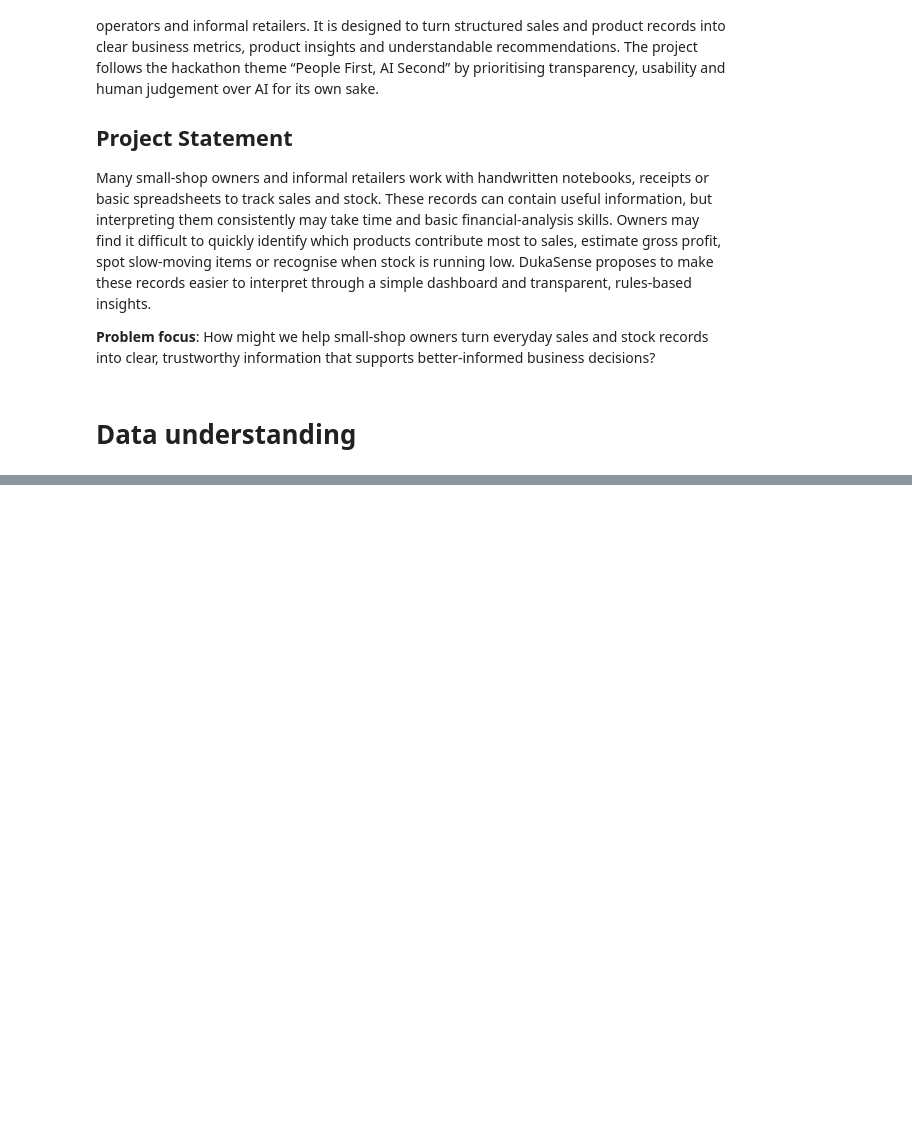
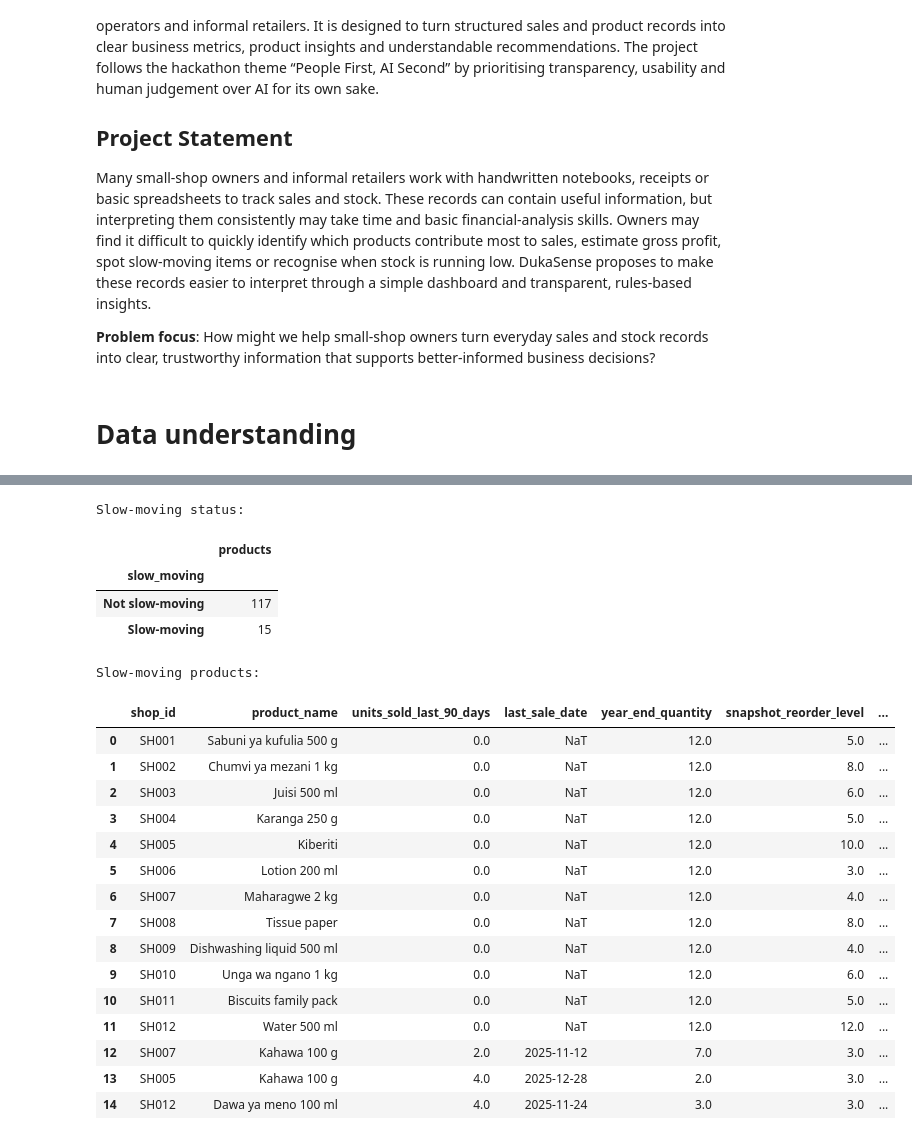
Before and after one commit to Jermaineyukeh/DukaSense.Hackathon, a Jupyter notebook: Data_cleaning.ipynb, the cells around one changed output, grey strips where cells are left out. Drawn from its saved outputs; the diff is of its cells as text; code cells hidden in the pictures; blank space fills up the shorter version.

```diff
--- a/Data_cleaning.ipynb
+++ b/Data_cleaning.ipynb
@@ -28,0 +638,65 @@ df.head()
+# %%
+inventory_for_slow = inventory_df[
+    ["shop_id", "product_id", "quantity_on_hand", "reorder_level", "stock_status"]
+].rename(columns={
+    "quantity_on_hand": "year_end_quantity",
+    "reorder_level": "snapshot_reorder_level",
+    "stock_status": "snapshot_stock_status",
+})
+
+slow_view = slow_moving_df.merge(
+    inventory_for_slow,
+    on=["shop_id", "product_id"],
+    how="left",
+    validate="one_to_one",
+)
+
+print("Slow-moving status:")
+display(
+    slow_view["slow_moving"]
+    .value_counts()
+    .rename(index={True: "Slow-moving", False: "Not slow-moving"})
+    .rename("products")
+    .to_frame()
+)
+
+print("Slow-moving products:")
+display(
+    slow_view.loc[
+        slow_view["slow_moving"],
+        [
+            "shop_id",
+            "product_name",
+            "units_sold_last_90_days",
+            "last_sale_date",
+            "year_end_quantity",
+            "snapshot_reorder_level",
+            "snapshot_stock_status",
+        ],
+    ]
+    .sort_values(["units_sold_last_90_days", "shop_id"])
+    .reset_index(drop=True)
+)
+# %% [output]
+Slow-moving status:
+|  | products |
+| slow_moving |  |
+| Not slow-moving | 117 |
+| Slow-moving | 15 |
+Slow-moving products:
+|  | shop_id | product_name | units_sold_last_90_days | last_sale_date | year_end_quantity | snapshot_reorder_level | ... |
+| 0 | SH001 | Sabuni ya kufulia 500 g | 0.0 | NaT | 12.0 | 5.0 | ... |
+| 1 | SH002 | Chumvi ya mezani 1 kg | 0.0 | NaT | 12.0 | 8.0 | ... |
+| 2 | SH003 | Juisi 500 ml | 0.0 | NaT | 12.0 | 6.0 | ... |
+| 3 | SH004 | Karanga 250 g | 0.0 | NaT | 12.0 | 5.0 | ... |
+| 4 | SH005 | Kiberiti | 0.0 | NaT | 12.0 | 10.0 | ... |
+| 5 | SH006 | Lotion 200 ml | 0.0 | NaT | 12.0 | 3.0 | ... |
+| 6 | SH007 | Maharagwe 2 kg | 0.0 | NaT | 12.0 | 4.0 | ... |
+| 7 | SH008 | Tissue paper | 0.0 | NaT | 12.0 | 8.0 | ... |
+| 8 | SH009 | Dishwashing liquid 500 ml | 0.0 | NaT | 12.0 | 4.0 | ... |
+| 9 | SH010 | Unga wa ngano 1 kg | 0.0 | NaT | 12.0 | 6.0 | ... |
+| 10 | SH011 | Biscuits family pack | 0.0 | NaT | 12.0 | 5.0 | ... |
+| 11 | SH012 | Water 500 ml | 0.0 | NaT | 12.0 | 12.0 | ... |
+| 12 | SH007 | Kahawa 100 g | 2.0 | 2025-11-12 | 7.0 | 3.0 | ... |
+| 13 | SH005 | Kahawa 100 g | 4.0 | 2025-12-28 | 2.0 | 3.0 | ... |
+| 14 | SH012 | Dawa ya meno 100 ml | 4.0 | 2025-11-24 | 3.0 | 3.0 | ... |
```
Also changed, not shown: parts of 27 cells of this notebook.
